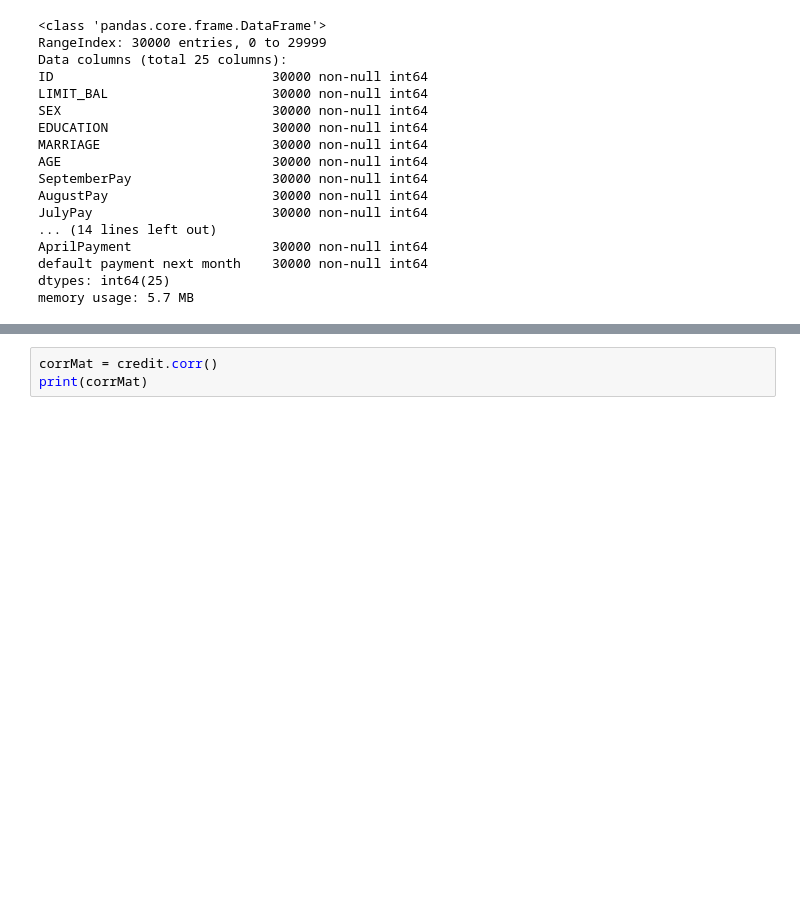
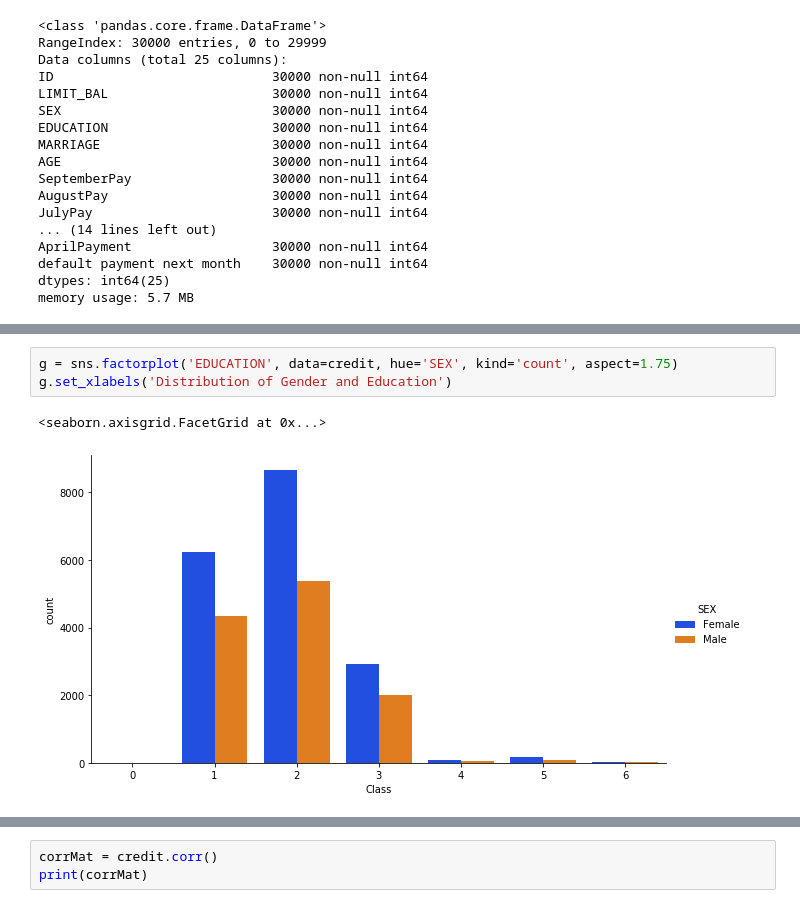
Before and after one commit to albchamo/BigDataModule5, a Jupyter notebook: Modulo 5 Task 2.ipynb, the cells around one changed output, grey strips where cells are left out. Cells and saved outputs as stored; diff of their text form; blank space fills up the shorter version.

```diff
--- a/Modulo 5 Task 2.ipynb
+++ b/Modulo 5 Task 2.ipynb
@@ -277,0 +216,6 @@ plt.show()
+# %%
+g = sns.factorplot('EDUCATION', data=credit, hue='SEX', kind='count', aspect=1.75)
+g.set_xlabels('Distribution of Gender and Education')
+# %% [output]
+<seaborn.axisgrid.FacetGrid at 0x...>
+[figure, added]
```
Also changed, not shown: parts of 60 cells of this notebook.
